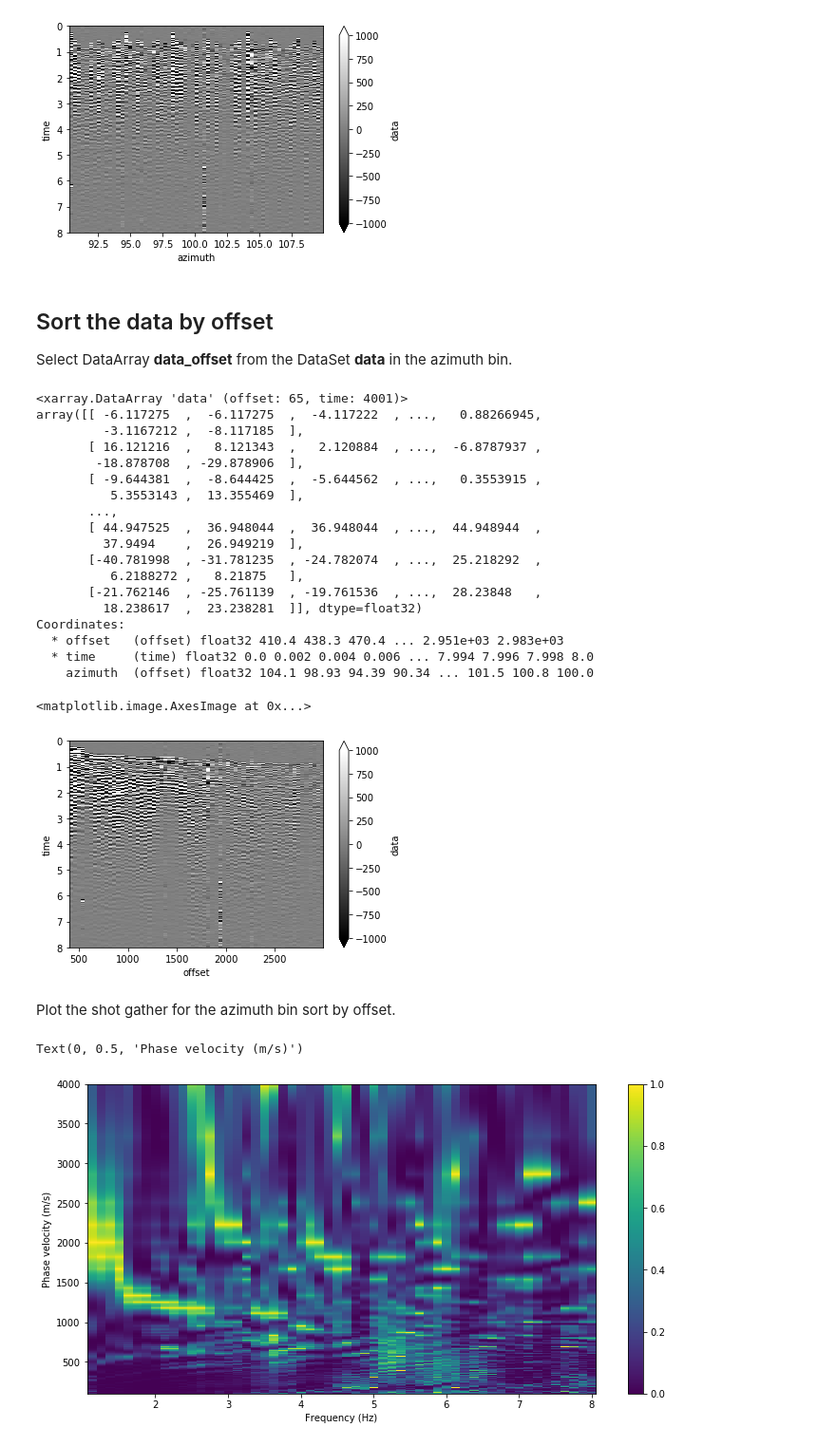
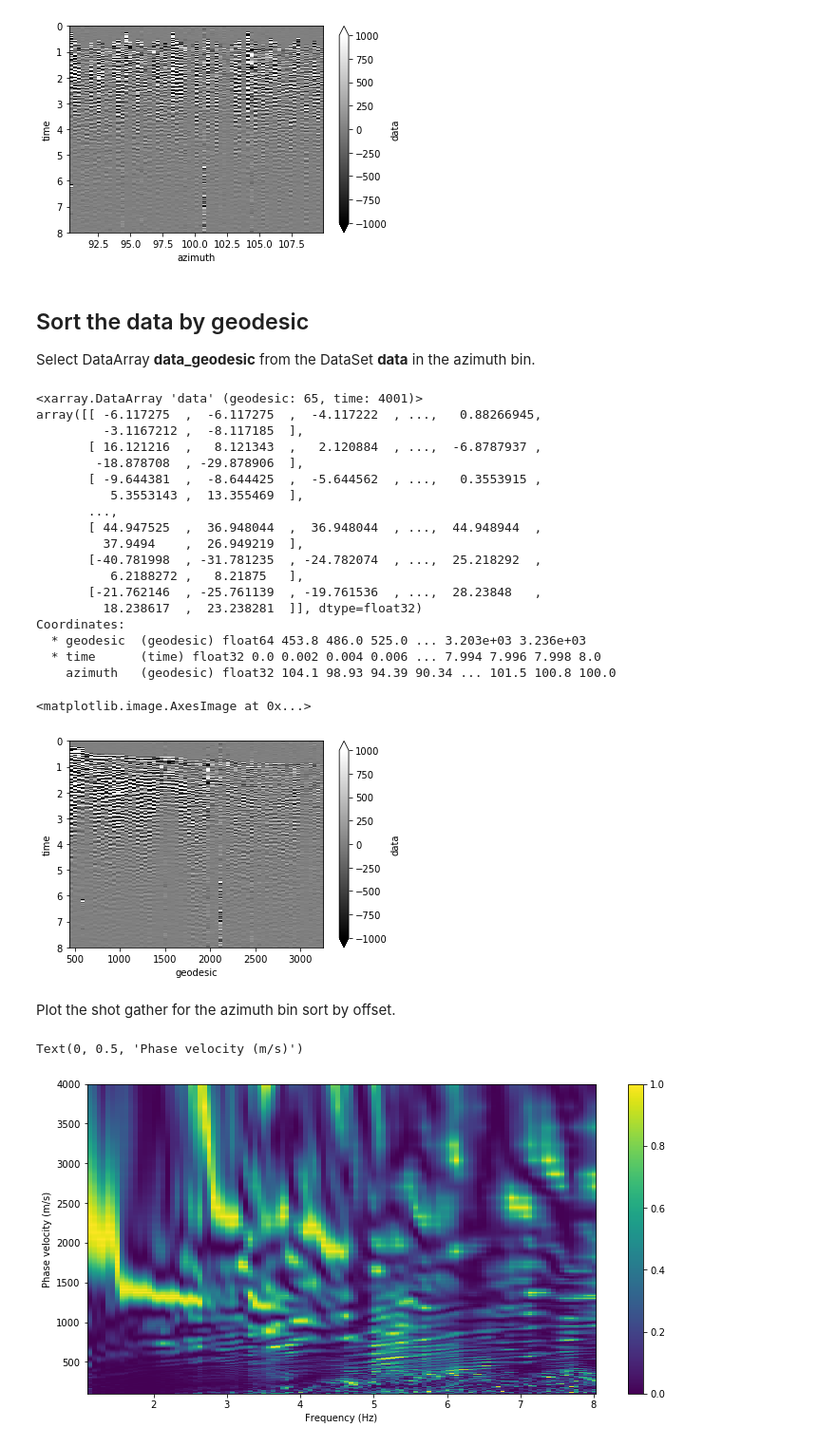
Before and after one commit to Ivanjav/SW_Inversion_3D_Data, a Jupyter notebook: SW_Analysis.ipynb, the cells around one changed output. Shown at 95% size. Drawn from its saved outputs; the diff is of its cells as text; code cells hidden in the pictures.

```diff
--- a/SW_Analysis.ipynb
+++ b/SW_Analysis.ipynb
@@ -104,3 +104,15 @@ plt.show()
 # %% [markdown]
 ## Selecting traces for the azimuth bin
 Create the azimuth coordinate for the DataSet **seismic_data**
+# %%
+import pickle
+with open('inter_topo.pkl', 'rb') as f:
+     rbf = pickle.load(f)
+x_pts=shot_pos[['SourceX_new','ReceiverX']].to_numpy().astype('f')
+y_pts=shot_pos[['SourceY_new','ReceiverY']].to_numpy().astype('f')
+xt = np.transpose(np.linspace(x_pts[:,0],x_pts[:,1],10))
+yt = np.transpose(np.linspace(y_pts[:,0],y_pts[:,1],10))
+zt = rbf(xt,yt)
+geodesic = np.sum(np.linalg.norm([np.diff(xt),np.diff(yt),np.diff(zt)], axis=0), axis=1)
+shot_pos['Geodesic']=geodesic
+shot_pos
@@ -107,6 +138,6 @@ Create the azimuth coordinate for the DataSet **seismic_data**
 # %%
 seismic_data["azimuth"] = ("azimuth",  shot_pos['Azimuth'])
-seismic_data["offset"] = ("azimuth",  shot_pos['Offset'])
+seismic_data["geodesic"] = ("azimuth",  shot_pos['Geodesic'])
 seismic_data["data"] = (("azimuth", "time"), np.array(seismic_data.data))
 seismic_data
 # %% [output]
@@ -159,14 +190,14 @@ data_azimuth.plot.imshow('azimuth','time',cmap='gray', vmin=-1000, vmax=1000, or
 <matplotlib.image.AxesImage at 0x...>
 [figure]
 # %% [markdown]
-## Sort the data by offset
-Select DataArray **data_offset** from the DataSet **data** in the azimuth bin.
+## Sort the data by geodesic
+Select DataArray **data_geodesic** from the DataSet **data** in the azimuth bin.
 # %%
-data=data.swap_dims({"azimuth": "offset"})
-data_offset = data.data.sortby('offset') #Sort DataArray by offset
-data_offset
+data=data.swap_dims({"azimuth": "geodesic"})
+data_geodesic = data.data.sortby('geodesic') #Sort DataArray by offset
+data_geodesic
 # %% [output]
-<xarray.DataArray 'data' (offset: 65, time: 4001)>
+<xarray.DataArray 'data' (geodesic: 65, time: 4001)>
 array([[ -6.117275  ,  -6.117275  ,  -4.117222  , ...,   0.88266945,
          -3.1167212 ,  -8.117185  ],
        [ 16.121216  ,   8.121343  ,   2.120884  , ...,  -6.8787937 ,
@@ -181,31 +212,31 @@ array([[ -6.117275  ,  -6.117275  ,  -4.117222  , ...,   0.88266945,
        [-21.762146  , -25.761139  , -19.761536  , ...,  28.23848   ,
          18.238617  ,  23.238281  ]], dtype=float32)
 Coordinates:
-  * offset   (offset) float32 410.4 438.3 470.4 ... 2.951e+03 2.983e+03
-  * time     (time) float32 0.0 0.002 0.004 0.006 ... 7.994 7.996 7.998 8.0
-    azimuth  (offset) float32 104.1 98.93 94.39 90.34 ... 101.5 100.8 100.0
+  * geodesic  (geodesic) float64 453.8 486.0 525.0 ... 3.203e+03 3.236e+03
+  * time      (time) float32 0.0 0.002 0.004 0.006 ... 7.994 7.996 7.998 8.0
+    azimuth   (geodesic) float32 104.1 98.93 94.39 90.34 ... 101.5 100.8 100.0
 # %%
-data_offset.plot.imshow('offset','time',cmap='gray', vmin=-1000, vmax=1000, origin='upper')
+data_geodesic.plot.imshow('geodesic','time',cmap='gray', vmin=-1000, vmax=1000, origin='upper')
 # %% [output]
 <matplotlib.image.AxesImage at 0x...>
-[figure, old version]
+[figure, new version]
 # %% [markdown]
 Plot the shot gather for the azimuth bin sort by offset.
 # %%
 import masw_functions as mf
 vmin=100.0
 vmax=4001.0
-fmin=1.0
+fmin=1.1
 fmax=8.0
-pstep=5e-5
-Nf=4001
+pstep=2e-5
+Nf=8001
 v=np.arange(vmin,vmax)
-D=mf.DispersionSpectrum(data_offset,v,fmin,fmax,Nf,pstep)
+D=mf.DispersionSpectrum(data_geodesic,v,fmin,fmax,Nf,pstep)
 plt.rcParams['figure.figsize'] = [12, 6]
 D.plot.imshow(D.dims[1],D.dims[0],cmap='viridis', origin='lower')
 plt.xlabel("Frequency (Hz)")
 plt.ylabel("Phase velocity (m/s)")
 # %% [output]
 Text(0, 0.5, 'Phase velocity (m/s)')
-[figure, old version]
+[figure, new version]
 # %%
```
Also changed, not shown: parts of 5 cells of this notebook, 5 other files.
